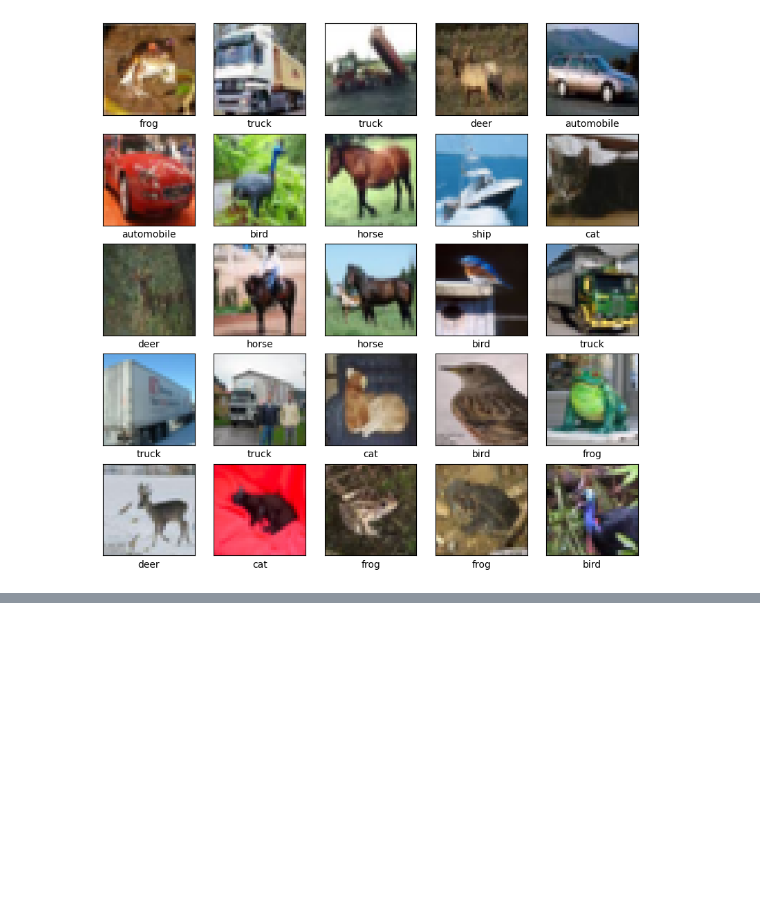
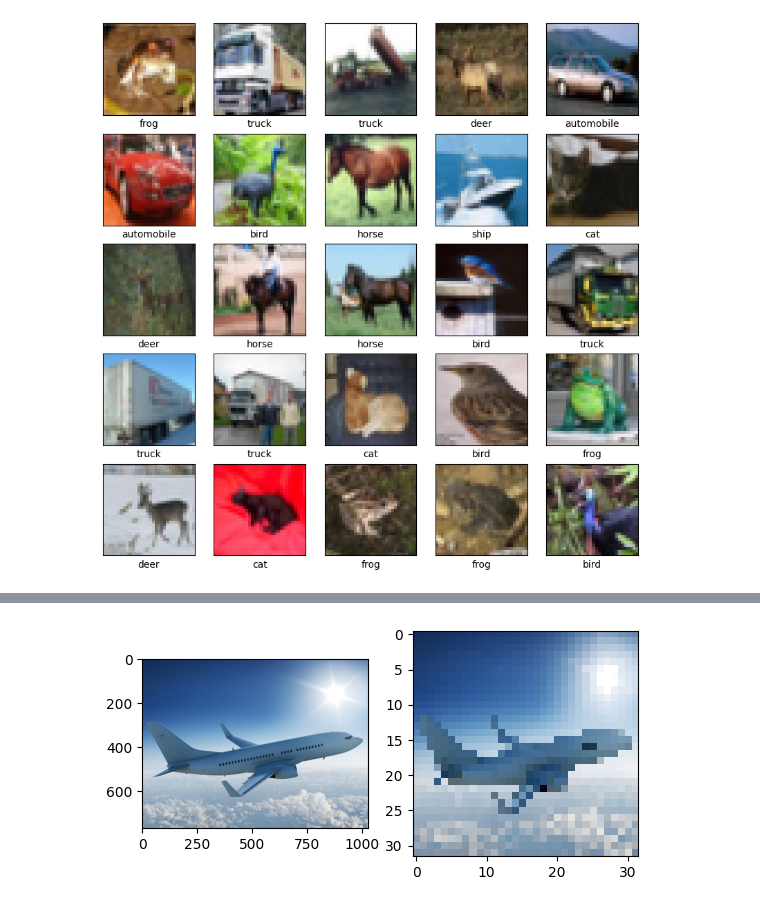
Before and after one commit to fraserlove/computer-vision, a Jupyter notebook: cnn_image_classifier_cifar.ipynb, the cells around one changed output, grey strips where cells are left out. Cells and saved outputs as stored; diff of their text form; code cells hidden in the pictures; blank space fills up the shorter version.

```diff
--- a/cnn_image_classifier_cifar.ipynb
+++ b/cnn_image_classifier_cifar.ipynb
@@ -148,0 +144,16 @@ plt.show()
+# %%
+def preprocess(image):
+    img_resize = tf.image.resize(img, [IMG_HEIGHT, IMG_WIDTH])
+    img_norm = img_resize / 255
+    return img_norm
+
+fig, axs = plt.subplots(1, 2)
+img = plt.imread('data/plane.jpg')
+axs[0].imshow(img)
+img = preprocess(img)
+axs[1].imshow(img)
+
+img = np.expand_dims(img, axis=0)
+predicted = np.argmax(model.predict(img))
+print(class_names[predicted])
+# %% [output]
@@ -148,0 +162 @@ plt.show()
+[figure, added]
```
Also changed, not shown: parts of 9 cells of this notebook, 4 other files.
